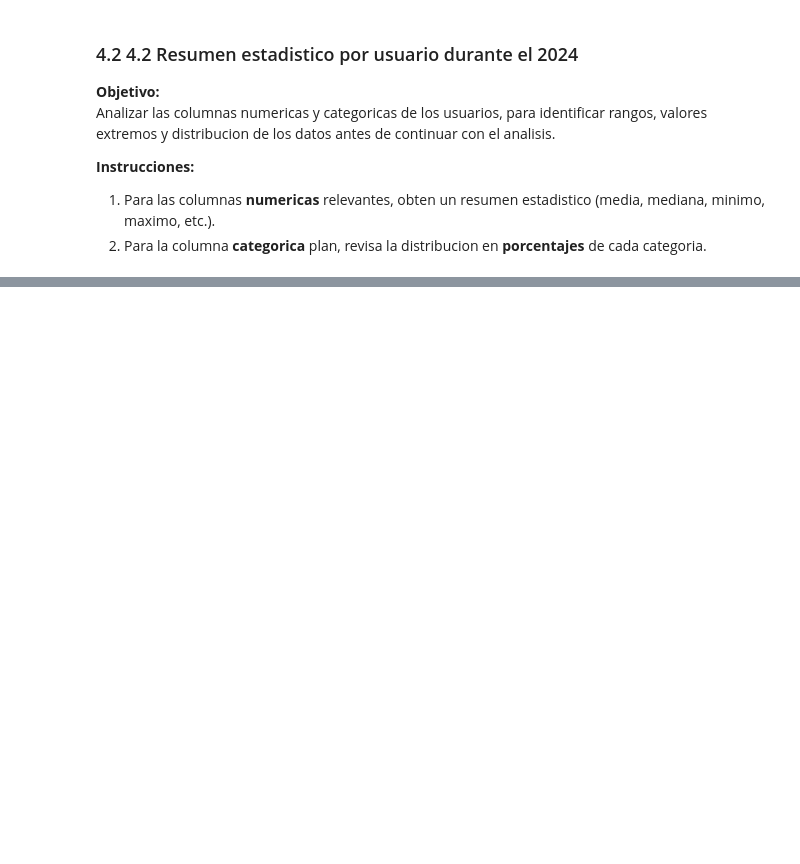
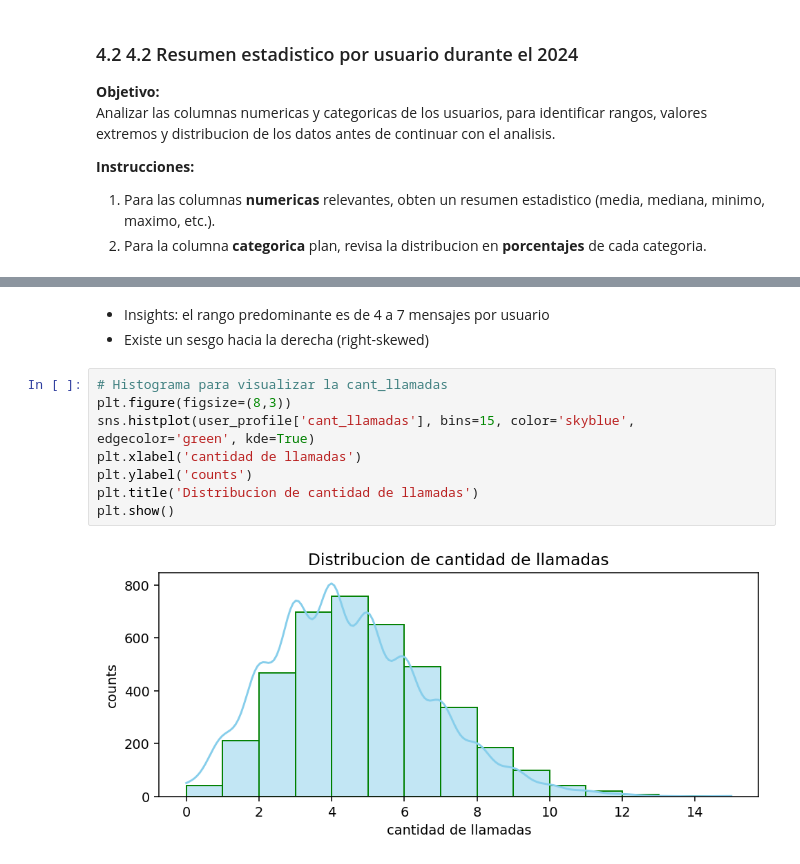
Before and after one commit to kenzoyanome/analisis_telecomunicaciones, a Jupyter notebook: Analisis_Desconnecta.ipynb, the cells around one changed output, grey strips where cells are left out. Drawn from its saved outputs; the diff is of its cells as text; blank space fills up the shorter version.

```diff
--- a/Analisis_Desconnecta.ipynb
+++ b/Analisis_Desconnecta.ipynb
@@ -506,0 +569,13 @@ Analizar las columnas numericas y categoricas de los usuarios, para identificar
+# %% [markdown]
+- Insights: el rango predominante es de 4 a 7 mensajes por usuario
+- Existe un sesgo hacia la derecha (right-skewed)
+# %%
+# Histograma para visualizar la cant_llamadas
+plt.figure(figsize=(8,3))
+sns.histplot(user_profile['cant_llamadas'], bins=15, color='skyblue', edgecolor='green', kde=True)
+plt.xlabel('cantidad de llamadas')
+plt.ylabel('counts')
+plt.title('Distribucion de cantidad de llamadas')
+plt.show()
+# %% [output]
+[figure, added]
```
Also changed, not shown: parts of 18 cells of this notebook.
